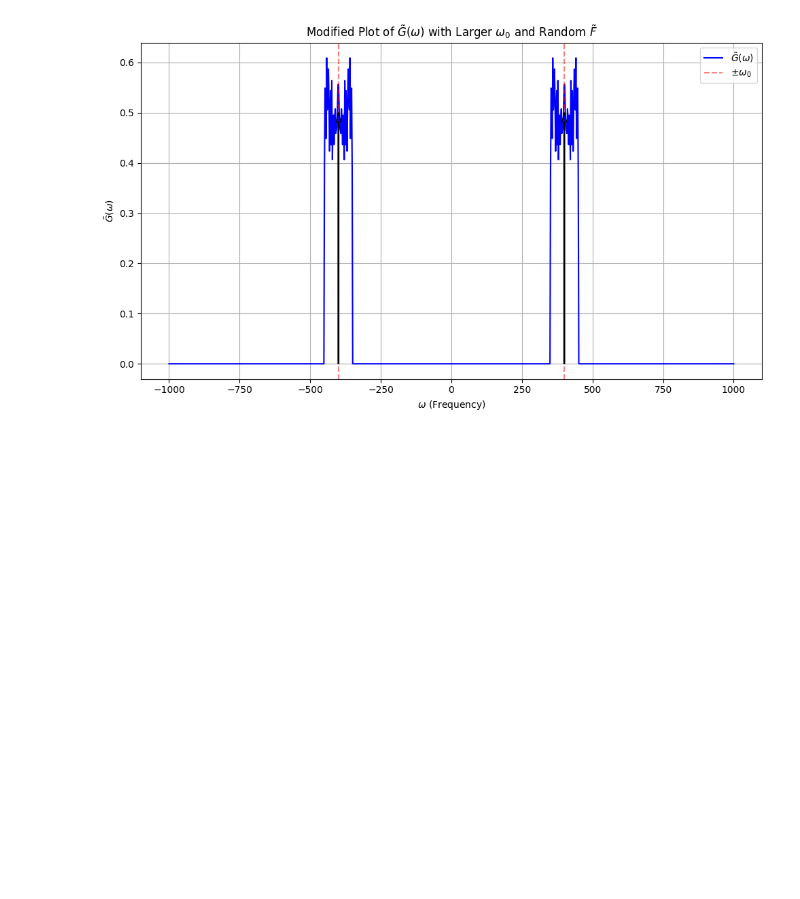
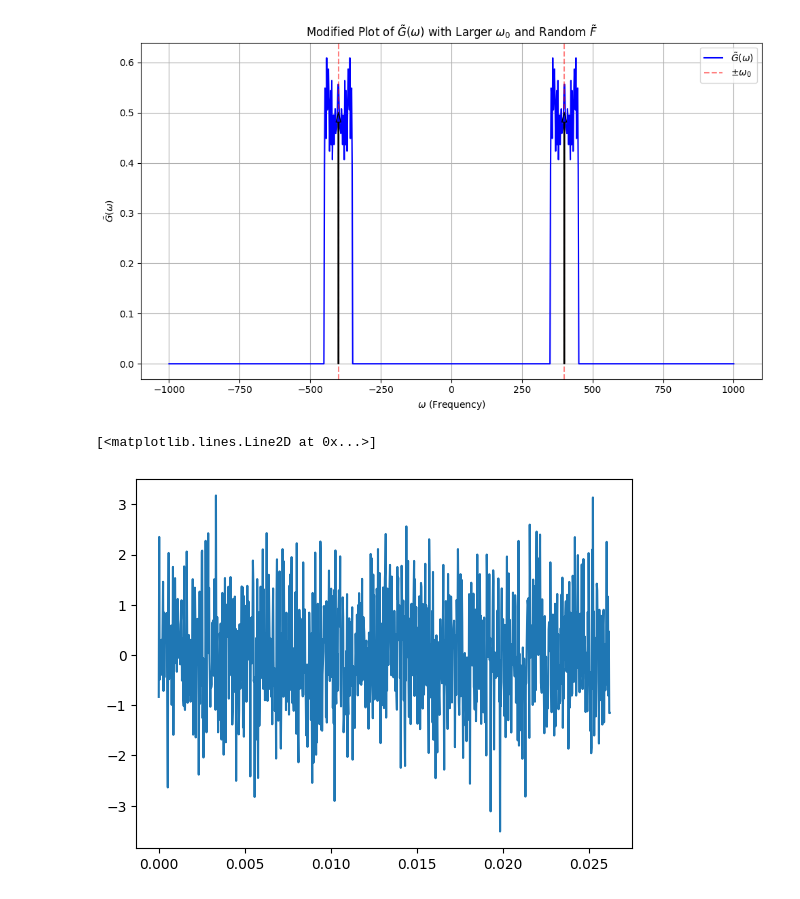
Before and after one commit to yoav-palti/linear-algebra-to-iphone, a Jupyter notebook: _sources/LTI/temp.ipynb, the cells around one changed output. Cells and saved outputs as stored; diff of their text form; code cells hidden in the pictures; blank space fills up the shorter version.

```diff
--- a/_sources/LTI/temp.ipynb
+++ b/_sources/LTI/temp.ipynb
@@ -264,4 +264,14 @@ plt.show()
 1000
 [figure]
 # %%
-*
+fs = 40000
+N = 1050
+time_axis = np.arange(N)/fs
+f0 = 1000
+f1 = 10000
+sig_t = np.random.normal(0,1,N)
+plt.figure()
+plt.plot(time_axis,sig_t)
+# %% [output]
+[<matplotlib.lines.Line2D at 0x...>]
+[figure, added]
```
Also changed, not shown: parts of 5 cells of this notebook, 53 other files.
